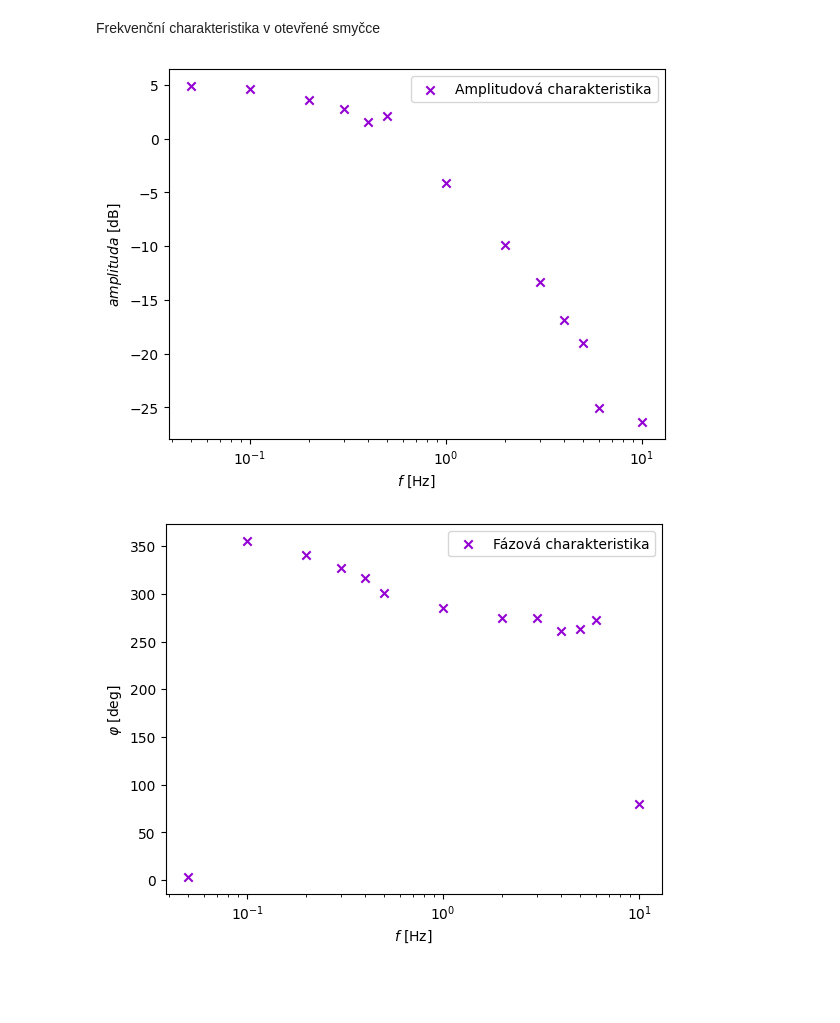
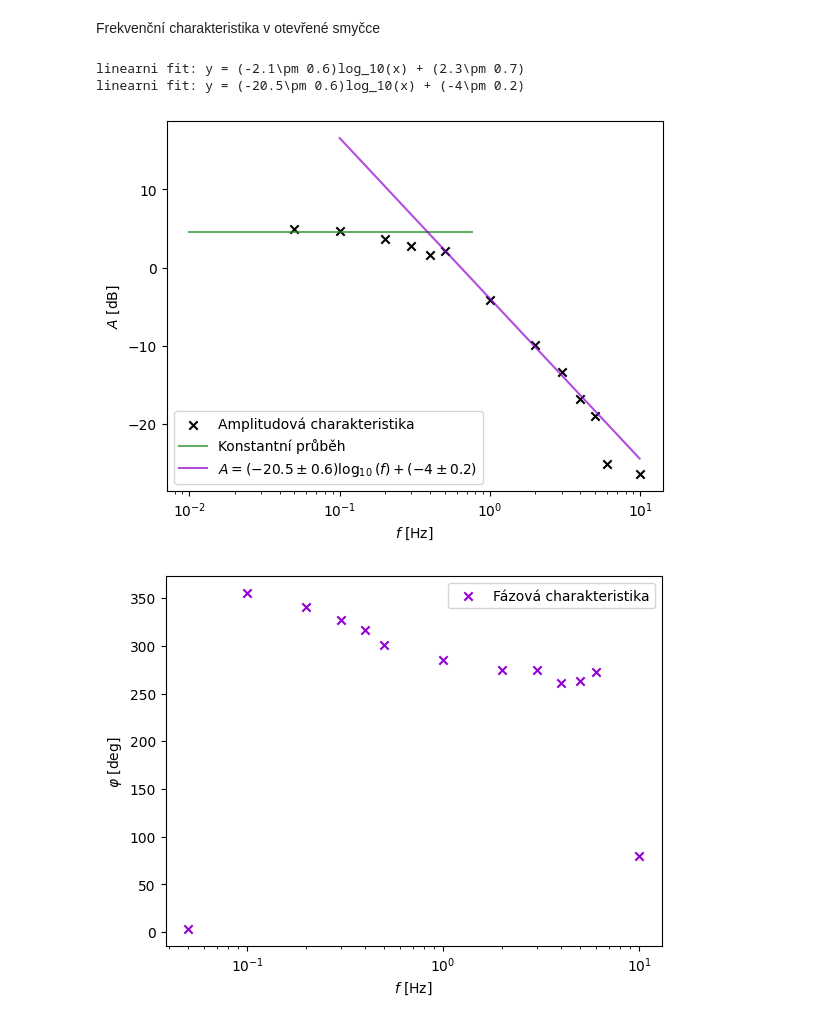
Before and after one commit to Mirenka11/RSEN, a Jupyter notebook: Data/zpracovani.ipynb, the cells around one changed output. Cells and saved outputs as stored; diff of their text form; code cells hidden in the pictures; blank space fills up the shorter version.

```diff
--- a/Data/zpracovani.ipynb
+++ b/Data/zpracovani.ipynb
@@ -36,6 +36,17 @@ def linear_fit(x, a, b):
         float: hodnota linearni funkce s predpisem y = a*x + b v bode x
     """
     return a*x + b
+
+def log10_fit(x, a, b):
+    """Logaritmická funkce y = a*log(x) + b
+    Args:
+        x (int / float): bod vycislovani (namerena hodnota)
+        a (int / float): koeficient
+        b (int / float): konstanta
+    Returns:
+        float: hodnota logaritmicke funkce s predpisem y = a*log(x) + b v bode x
+    """
+    return a*np.log10(x) + b
 # %% [markdown]
 Statická charakteristika v uzavřené smyčce
 # %%
@@ -171,9 +170,9 @@ Frekvenční charakteristika v otevřené smyčce
 amplitudova_otevrena = pd.read_excel("rsen_laborka.xlsx", sheet_name="Frekvencni", engine="openpyxl", nrows=14, usecols="A, E")
 fazova_otevrena = pd.read_excel("rsen_laborka.xlsx", sheet_name="Frekvencni", engine="openpyxl", nrows=14, usecols="A, C")
 
-fitovane_parametry_otevrena_1, kovariance_parametru_otevrena_1 = optimize.curve_fit(linear_fit,
-                                                                      xdata=np.log10(amplitudova_otevrena["ridici_velicina [V]"][0:4]),
-                                                                      ydata=amplitudova_otevrena["vystup [mV]"][0:4],
+fitovane_parametry_otevrena_1, kovariance_parametru_otevrena_1 = optimize.curve_fit(log10_fit,
+                                                                      xdata=amplitudova_otevrena["frekvence"][0:3],
+                                                                      ydata=amplitudova_otevrena["amplituda [dB]"][0:3],
                                                                       p0 = [0, 5]) # ocekavane parametry
 
 sigma_parametru_otevrena_1 = np.sqrt(np.diag(kovariance_parametru_otevrena_1)) # tohle vypocita presnost, s jakou byly parametry urceny
@@ -182,42 +181,53 @@ for j in range(len(fitovane_parametry_otevrena_1)): # zaokrouhleni na jednu plat
     zaokrouhlene_parametry_otevrena_1.append(round_to_reference(fitovane_parametry_otevrena_1[j],
                                                          sigma_parametru_otevrena_1[j]))
 print(
-    f"linearni fit: y = ({zaokrouhlene_parametry_otevrena_1[0][0]}\pm {zaokrouhlene_parametry_otevrena_1[0][1]})x + ({zaokrouhlene_parametry_otevrena_1[1][0]}\pm {zaokrouhlene_parametry_otevrena_1[1][1]})")
+    f"linearni fit: y = ({zaokrouhlene_parametry_otevrena_1[0][0]}\pm {zaokrouhlene_parametry_otevrena_1[0][1]})log_{10}(x) + ({zaokrouhlene_parametry_otevrena_1[1][0]}\pm {zaokrouhlene_parametry_otevrena_1[1][1]})")
 
-fitovane_parametry_otevrena_2, kovariance_parametru_otevrena_2 = optimize.curve_fit(linear_fit,
-                                                                      xdata=np.log10(amplitudova_otevrena["ridici_velicina [V]"][5:10]),
-                                                                      ydata=amplitudova_otevrena["vystup [mV]"][5:10],
+fitovane_parametry_otevrena_2, kovariance_parametru_otevrena_2 = optimize.curve_fit(log10_fit,
+                                                                      xdata=amplitudova_otevrena["frekvence"][5:10],
+                                                                      ydata=amplitudova_otevrena["amplituda [dB]"][5:10],
                                                                       p0 = [-10, 5]) # ocekavane parametry
 
 sigma_parametru_otevrena_2 = np.sqrt(np.diag(kovariance_parametru_otevrena_2)) # tohle vypocita presnost, s jakou byly parametry urceny
 zaokrouhlene_parametry_otevrena_2 = []
 for j in range(len(fitovane_parametry_otevrena_2)): # zaokrouhleni na jednu platnou cifru
     zaokrouhlene_parametry_otevrena_2.append(round_to_reference(fitovane_parametry_otevrena_2[j],
                                                          sigma_parametru_otevrena_2[j]))
 print(
-    f"linearni fit: y = ({zaokrouhlene_parametry_otevrena_2[0][0]}\pm {zaokrouhlene_parametry_otevrena_2[0][1]})x + ({zaokrouhlene_parametry_otevrena_2[1][0]}\pm {zaokrouhlene_parametry_otevrena_2[1][1]})")
+    f"linearni fit: y = ({zaokrouhlene_parametry_otevrena_2[0][0]}\pm {zaokrouhlene_parametry_otevrena_2[0][1]})log_{10}(x) + ({zaokrouhlene_parametry_otevrena_2[1][0]}\pm {zaokrouhlene_parametry_otevrena_2[1][1]})")
 
-fig_amplitudova = plt.plot()
+x1 = np.arange(0.01, 0.8, 0.05)
+x2 = np.arange(0.1, 10, 0.1)
+fig_amplitudova = plt.figure()
 plt.scatter(x=amplitudova_otevrena["frekvence"], y=amplitudova_otevrena["amplituda [dB]"],
-             marker='x', color="darkviolet", # kosmeticke upravy
+             marker='x', color="black", # kosmeticke upravy
             label = "Amplitudová charakteristika")
+plt.plot(x1, log10_fit(x1, 0, 4.5),
+         color = 'forestgreen', alpha = 0.7,
+         label = "Konstantní průběh")
+
+plt.plot(x2, log10_fit(x2, fitovane_parametry_otevrena_2[0], fitovane_parametry_otevrena_2[1]),
+         color = 'darkviolet', alpha = 0.7,
+         label = "$A=(-20.5\pm 0.6)\log_{10}(f)+(-4\pm 0.2)$")
 plt.xscale("log")
 plt.legend()
 plt.xlabel('$f~\mathrm{[Hz]}$ ', fontsize = 10)
-plt.ylabel("$amplituda~\mathrm{[dB]}$", fontsize = 10)
+plt.ylabel("$A~\mathrm{[dB]}$", fontsize = 10)
 plt.savefig("../img/graf_amplitudova_otevrena.pdf")
 plt.show(block=True)
 
-fig_fazova = plt.plot()
+fig_fazova = plt.figure()
 plt.scatter(x=fazova_otevrena["frekvence"], y=fazova_otevrena["fazovy_posun [stupne]"],
              marker='x', color="darkviolet", # kosmeticke upravy
             label = "Fázová charakteristika")
 plt.xscale("log")
 plt.legend()
 plt.xlabel('$f~\mathrm{[Hz]}$ ', fontsize = 10)
 plt.ylabel("$\\varphi~\mathrm{[\deg]}$", fontsize = 10)
 plt.savefig("../img/graf_fazova_otevrena.pdf")
 plt.show(block=True)
 # %% [output]
+linearni fit: y = (-2.1\pm 0.6)log_10(x) + (2.3\pm 0.7)
+linearni fit: y = (-20.5\pm 0.6)log_10(x) + (-4\pm 0.2)
-[figure, old version]
+[figure, new version]
 [figure]
```
Also changed, not shown: parts of 4 cells of this notebook, 12 other files.
